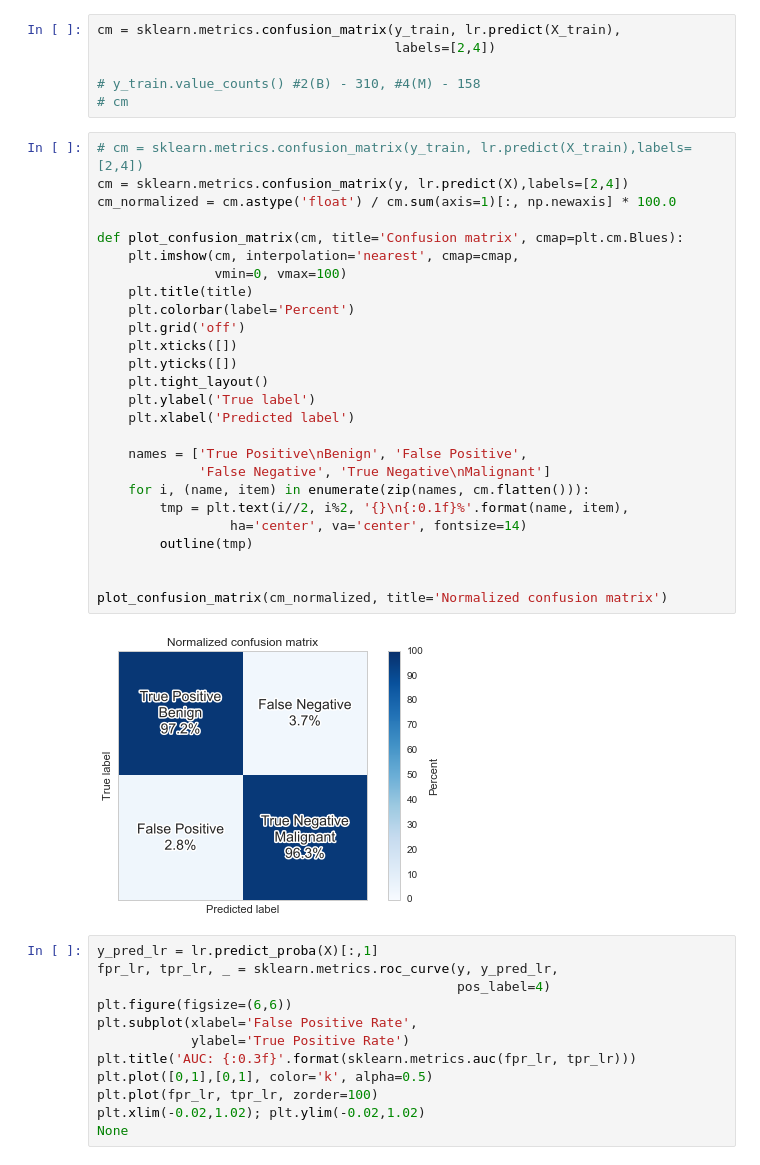
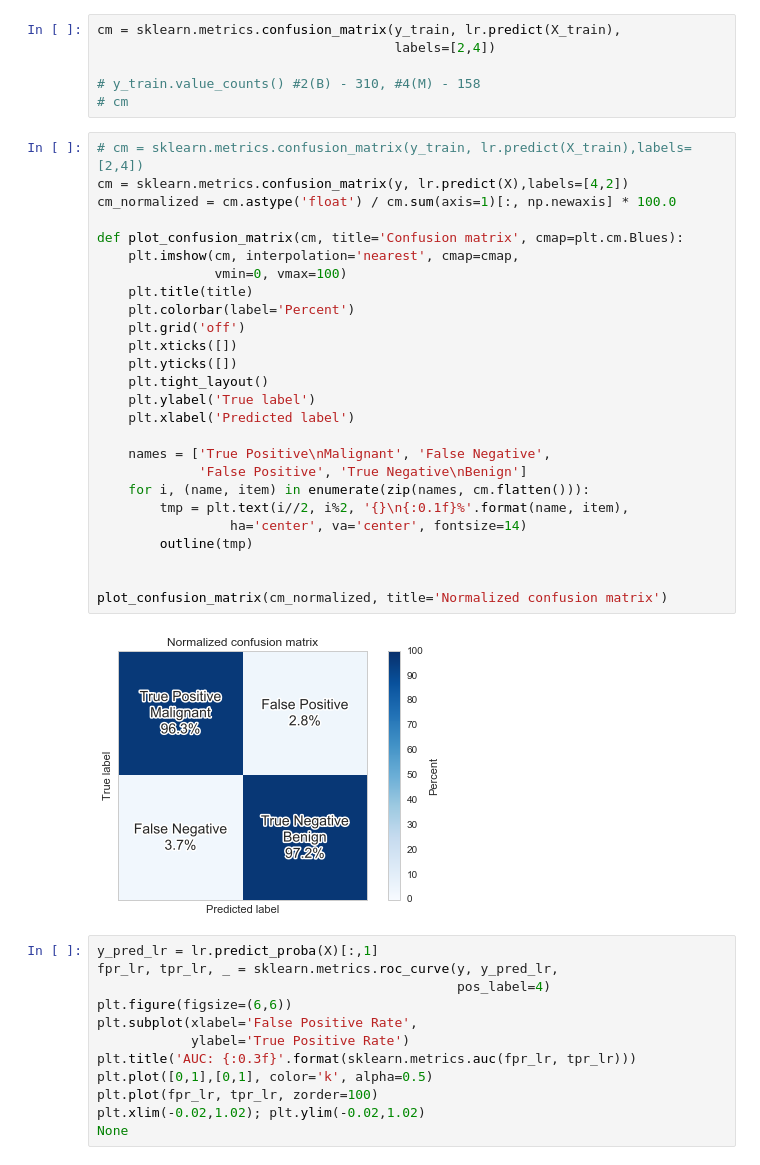
Before and after one commit to ajmendez/explore, a Jupyter notebook: cancer/mendez_datachallenge.ipynb, the cells around one changed output. Drawn from its saved outputs; the diff is of its cells as text.

```diff
--- a/cancer/mendez_datachallenge.ipynb
+++ b/cancer/mendez_datachallenge.ipynb
@@ -190,32 +216,32 @@ cm = sklearn.metrics.confusion_matrix(y_train, lr.predict(X_train),
 # cm
 # %%
 # cm = sklearn.metrics.confusion_matrix(y_train, lr.predict(X_train),labels=[2,4])
-cm = sklearn.metrics.confusion_matrix(y, lr.predict(X),labels=[2,4])
+cm = sklearn.metrics.confusion_matrix(y, lr.predict(X),labels=[4,2])
 cm_normalized = cm.astype('float') / cm.sum(axis=1)[:, np.newaxis] * 100.0
 
 def plot_confusion_matrix(cm, title='Confusion matrix', cmap=plt.cm.Blues):
     plt.imshow(cm, interpolation='nearest', cmap=cmap,
                vmin=0, vmax=100)
     plt.title(title)
     plt.colorbar(label='Percent')
     plt.grid('off')
     plt.xticks([])
     plt.yticks([])
     plt.tight_layout()
     plt.ylabel('True label')
     plt.xlabel('Predicted label')
 
-    names = ['True Positive\nBenign', 'False Positive',
-             'False Negative', 'True Negative\nMalignant']
+    names = ['True Positive\nMalignant', 'False Negative',
+             'False Positive', 'True Negative\nBenign']
     for i, (name, item) in enumerate(zip(names, cm.flatten())):
         tmp = plt.text(i//2, i%2, '{}\n{:0.1f}%'.format(name, item),
                  ha='center', va='center', fontsize=14)
         outline(tmp)
 
 
 plot_confusion_matrix(cm_normalized, title='Normalized confusion matrix')
 # %% [output]
-[figure, old version]
+[figure, new version]
 # %%
 y_pred_lr = lr.predict_proba(X)[:,1]
 fpr_lr, tpr_lr, _ = sklearn.metrics.roc_curve(y, y_pred_lr,
```
Also changed, not shown: parts of 15 cells of this notebook, 2 other files.
